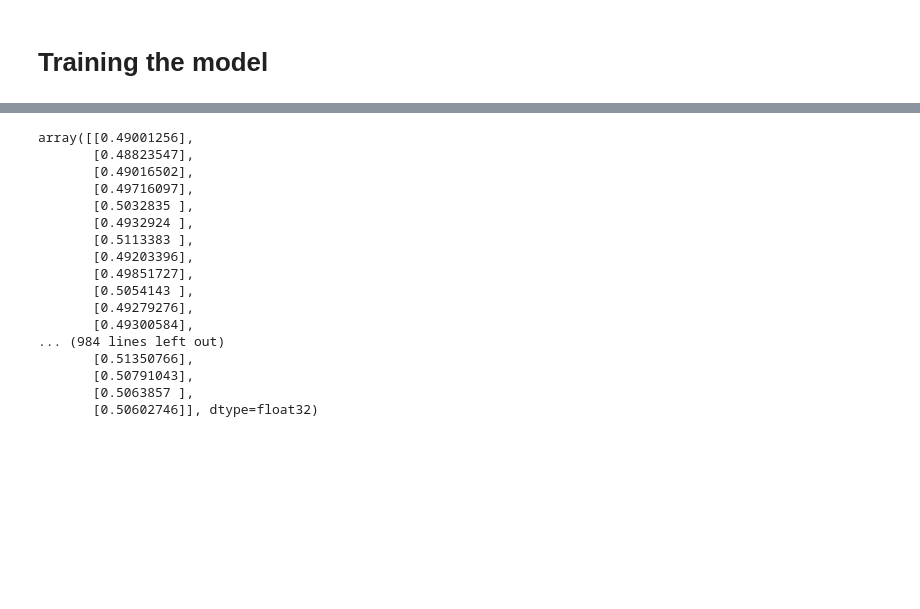
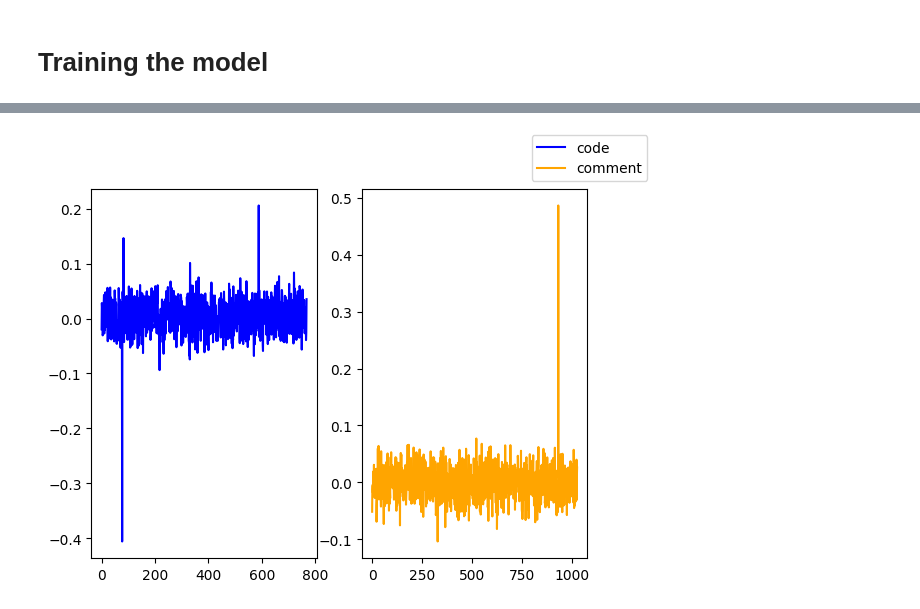
Before and after one commit to betopompolo/embedding_comparator, a Jupyter notebook: src/lab.ipynb, the cells around one changed output, grey strips where cells are left out. Saved outputs shown, nothing was run; the diff lists cells and outputs as text; code cells hidden in the pictures; blank space fills up the shorter version.

```diff
--- a/src/lab.ipynb
+++ b/src/lab.ipynb
@@ -326,20 +369,13 @@ predicts = siamese_model.predict(test_dataset)
-# %%
-predicts
-# %% [output]
-array([[0.49001256],
-       [0.48823547],
-       [0.49016502],
-       [0.49716097],
-       [0.5032835 ],
-       [0.4932924 ],
-       [0.5113383 ],
-       [0.49203396],
-       [0.49851727],
-       [0.5054143 ],
-       [0.49279276],
-       [0.49300584],
-... (984 lines left out)
-       [0.51350766],
-       [0.50791043],
-       [0.5063857 ],
-       [0.50602746]], dtype=float32)
+# %%
+import matplotlib.pyplot as plt
+
+def plot_embedding_sample(sample):
+  fig, axs = plt.subplots(ncols=2, nrows=1)
+  code_axs = axs[0]
+  comment_axs = axs[1]
+
+  code_axs.plot(sample['code_embedding'], label="code", color="blue")
+  comment_axs.plot(sample['comment_embedding'], label="comment", color="orange")
+  fig.legend()
+
+  return fig
@@ -345,0 +388,8 @@ array([[0.49001256],
+# %%
+fig = plot_embedding_sample({
+    "code_embedding": code.numpy()[0],
+    "comment_embedding": comment.numpy()[0],
+})
+fig.show()
+# %% [output]
+[figure, added]
```
Also changed, not shown: parts of 16 cells of this notebook.
